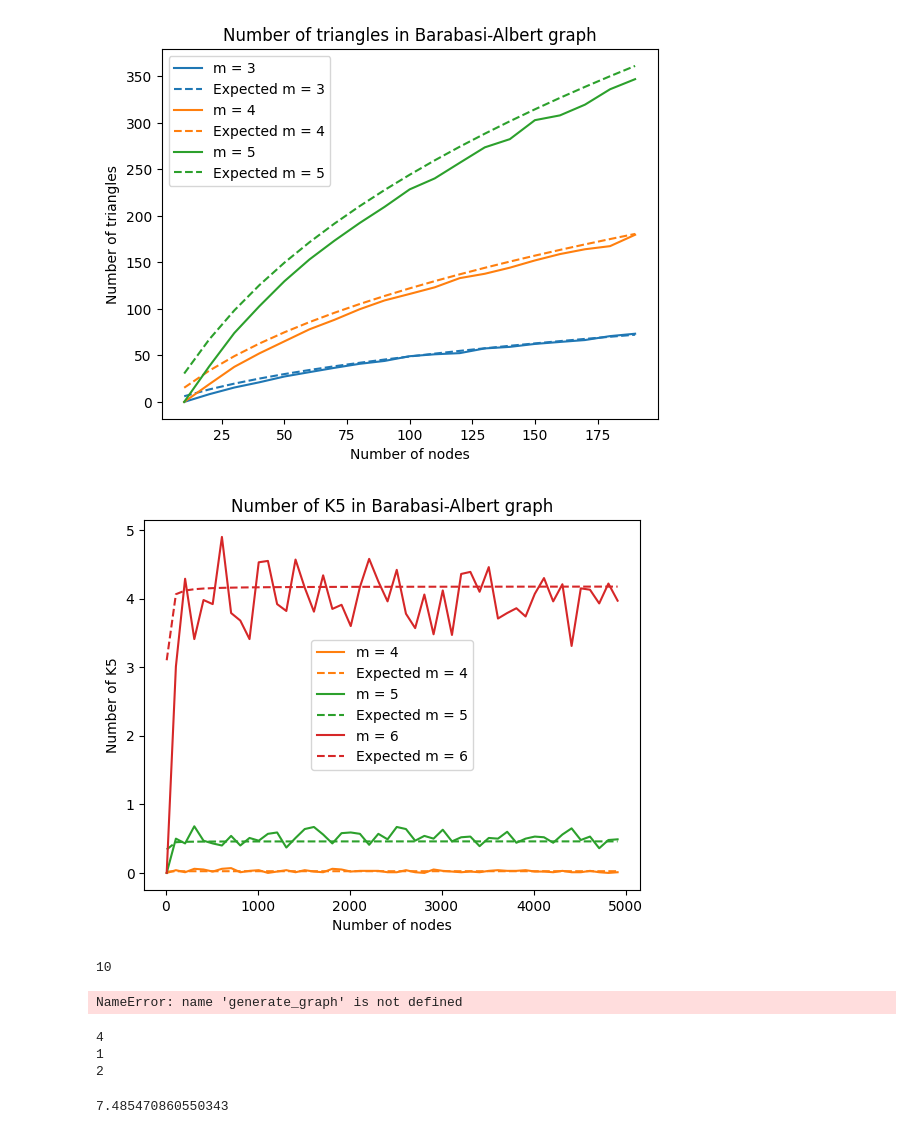
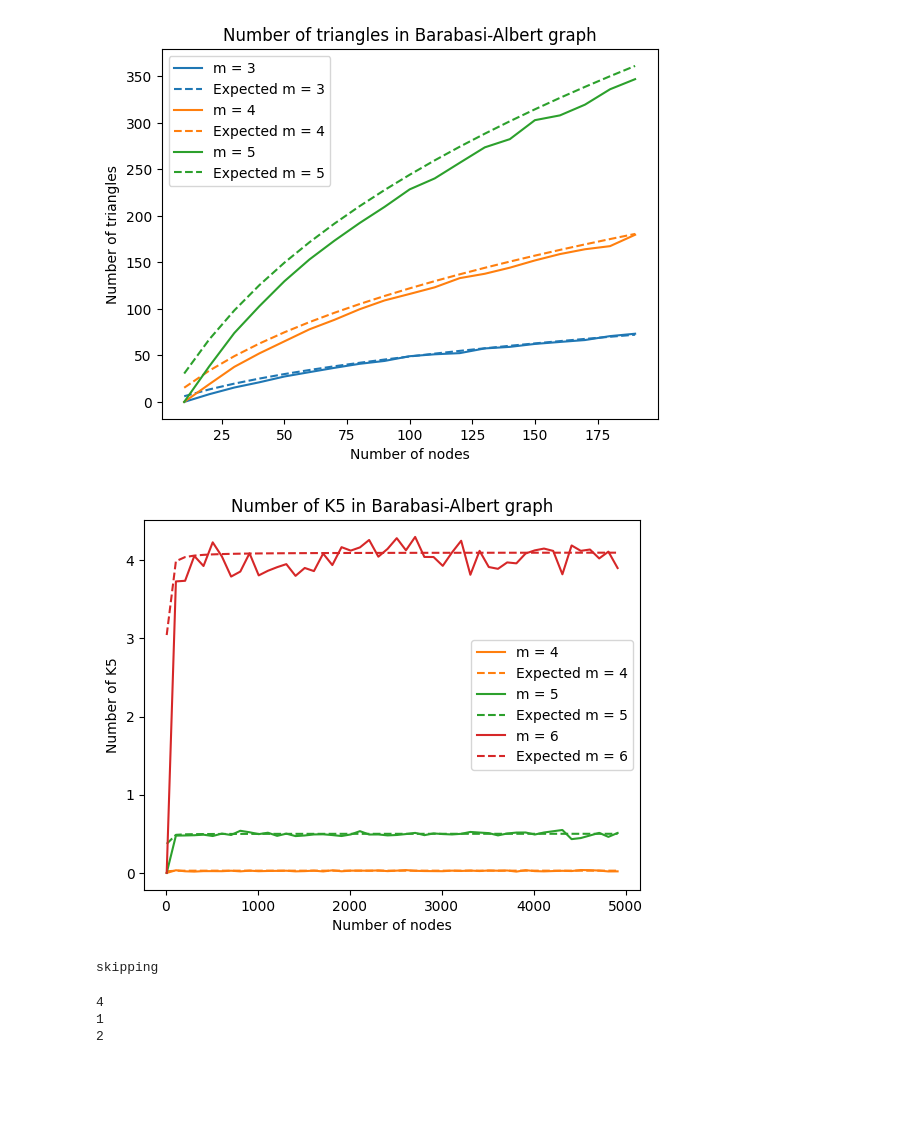
Before and after one commit to karoljanic/preferential-colouring-of-random-graphs, a Jupyter notebook: preferential-colouring-of-random-graphs.ipynb, the cells around one changed output. Drawn from its saved outputs; the diff is of its cells as text; code cells hidden in the pictures; blank space fills up the shorter version.

```diff
--- a/preferential-colouring-of-random-graphs.ipynb
+++ b/preferential-colouring-of-random-graphs.ipynb
@@ -607,6 +627,7 @@ with open('planarity.pkl', 'wb') as f:
 # %%
 COLORS = ["#1f77b4", "#ff7f0e", "#2ca02c", "#d62728", "#9467bd", "#8c564b", "#e377c2", "#7f7f7f", "#bcbd22", "#17becf"]
 X_PARAM = 'size'
+REPEATS = 10
 
 with open('planarity.pkl', 'rb') as f:
     planarity_data = pickle.load(f)
@@ -728,13 +837,13 @@ for m in [3, 4, 5]:
         for n in range(10, 200, 10):
             print(n)
             n_sum = 0
-            for _ in range(100):
+            for _ in range(1000):
                 G = generate_graph(10, n, m)
                 triangles = nx.triangles(G)
                 total_triangles = sum(triangles.values()) // 3
                 n_sum += total_triangles
             x.append(n)
-            y.append(n_sum / 100)
+            y.append(n_sum / 1000)
         pickle.dump((x, y), open(f'k3_data_m_{m}.pkl', 'wb'))
     else:
         x, y = pickle.load(open(f'k3_data_m_{m}.pkl', 'rb'))
@@ -758,41 +867,43 @@ def harmonic_number(m, n):
     for i in range(1, n+1):
         s += 1 / i**m
     return s
 
 def k5_expected_number(n, m):
-    return 0.7 * (m-2)**2 * (m-1)**3 * (m**7 - 7*m**6 + 32*m**5 - 62*m**4 + 57*m**3 - 3*m**2 - 378*m - 216) / m**2 * harmonic_number(2, n)**5 / 122880 / 120
+    return (m-3) * (m-2)**2 * (m-1)**3 * (m+1)**2 * (m+2) * (m**3 + 29*m - 6) / m**2 * harmonic_number(2, n)**5 / 73728000
 
-for m in [4, 5, 6]:
+for m in [4,5,6]:
     if RECALCULATE:
         x = []
         y = []
         for n in range(10, 5000, 100):
             print(n)
             n_sum = 0
-            for _ in range(100):
+            for _ in range(1000):
                 G = generate_graph(10, n, m)
                 cliques = list(nx.enumerate_all_cliques(G))
                 k5_cliques = [clique for clique in cliques if len(clique) == 5]
                 n_sum += len(k5_cliques)
             x.append(n)
-            y.append(n_sum / 100)
+            y.append(n_sum / 1000)
         pickle.dump((x, y), open(f'k5_data_m_{m}.pkl', 'wb'))
     else:
         x, y = pickle.load(open(f'k5_data_m_{m}.pkl', 'rb'))
 
     exp_y = [k5_expected_number(n, m) for n in x]
     plt.plot(x, y, label=f'm = {m}', linestyle='-', color=COLORS[m - 3])
     plt.plot(x, exp_y, label=f'Expected m = {m}', linestyle='--', color=COLORS[m - 3])
 plt.title("Number of K5 in Barabasi-Albert graph")
 plt.xlabel("Number of nodes")
 plt.ylabel("Number of K5")
 plt.legend()
 plt.show()
 # %% [output]
-[figure, old version]
+[figure, new version]
 # %%
+%%script echo skipping
+
 COLORS = ["#1f77b4", "#ff7f0e", "#2ca02c", "#d62728", "#9467bd", "#8c564b", "#e377c2", "#7f7f7f", "#bcbd22", "#17becf"]
-RECALCULATE = True
+RECALCULATE = False
 
 def get_complete_bipartite_subgraphs(graph, k):
     assert len(graph) >= 2*k, "Graph must be larger than 2k!"
@@ -810,7 +921,7 @@ def get_complete_bipartite_subgraphs(graph, k):
 def k33_expected_number(n, m):
     return m**6 * math.log(n)**6 / 576000000
 
-for m in [6]:
+for m in [4]:
     if RECALCULATE:
         x = []
         y = []
@@ -842,8 +953,7 @@ plt.ylabel("Number of K33")
 plt.legend()
 plt.show()
 # %% [output]
-10
+skipping
-NameError: name 'generate_graph' is not defined
 # %%
 G = nx.complete_graph(4)
 triangles = nx.triangles(G)
@@ -870,11 +980,3 @@ print(cnt)
 4
 1
 2
-# %%
-def harmonic_number(m, n):
-    s = 0
-    for i in range(1, n+1):
-        s += 1 / (i**m)
-    return s
-# %% [output]
-7.485470860550343
```
Also changed, not shown: parts of 7 cells of this notebook, 4 other files.
